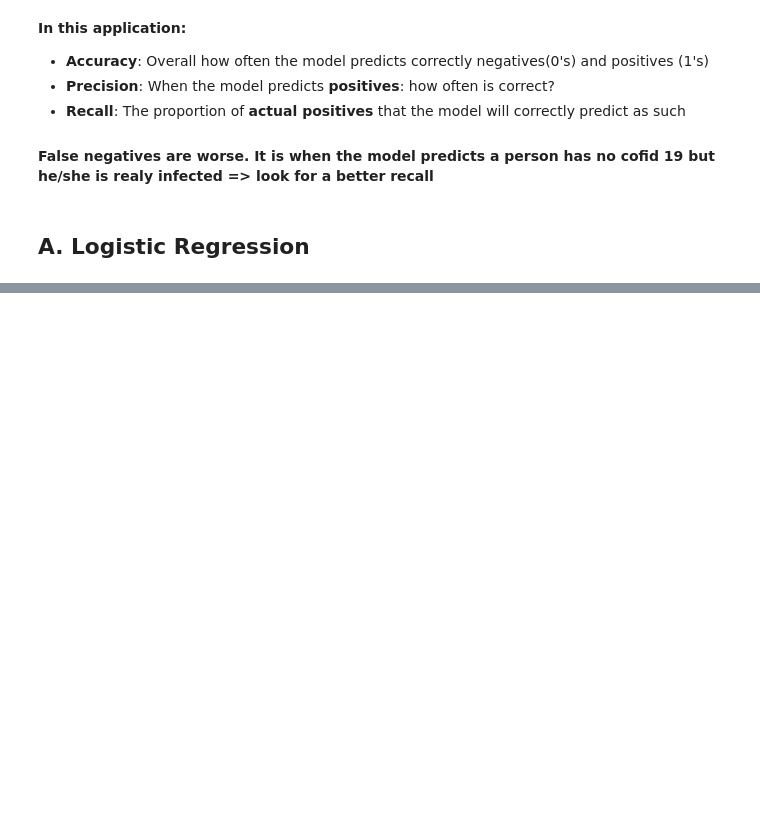
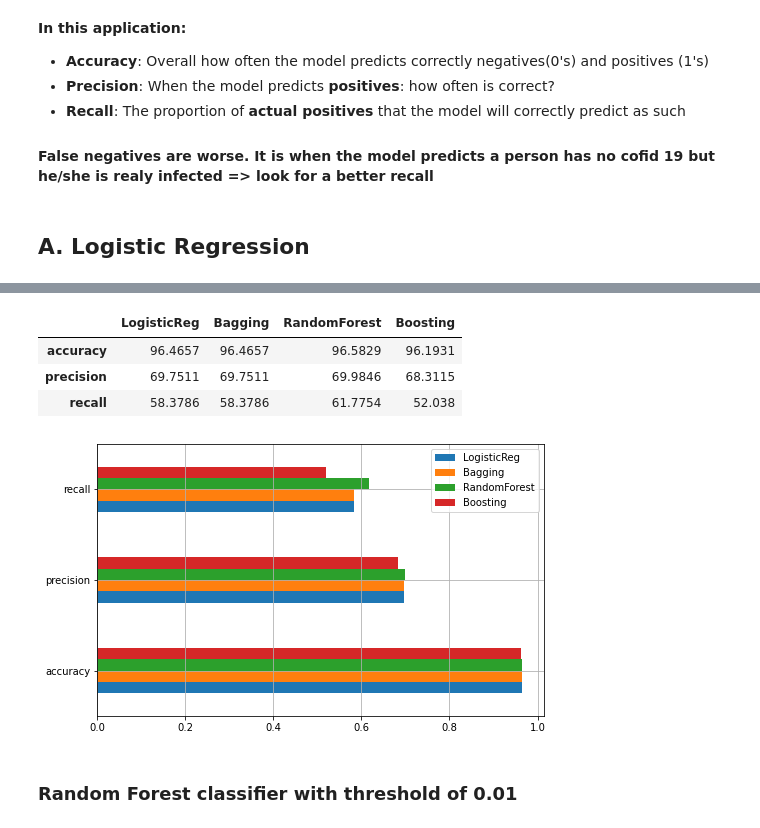
Before and after one commit to KhalidHandouleh/Projekt-Arbete, a Jupyter notebook: Corona_Test.ipynb, the cells around one changed output, grey strips where cells are left out. Drawn from its saved outputs; the diff is of its cells as text; code cells hidden in the pictures; blank space fills up the shorter version.

```diff
--- a/Corona_Test.ipynb
+++ b/Corona_Test.ipynb
@@ -64,5 +107,5 @@ y = default[target_name]
 # %%
 # Split data into train and test
-X_train, X_test, y_train, y_test = train_test_split(X, y, test_size=0.55, random_state=55, stratify=y)
+X_train, X_test, y_train, y_test = train_test_split(X, y, test_size=0.15, random_state=55, stratify=y)
 # %%
 #Building  Modell
@@ -90,0 +181,15 @@ metrics = pd.DataFrame(index=['accuracy', 'precision' ,'recall'],
+# %%
+# 2. Create an instance of the estimator
+RF = RandomForestClassifier(n_estimators=35, max_depth=20, random_state=55, max_features='sqrt',n_jobs=-1)
+
+# 3. Use the trainning data to train the estimator
+RF.fit(X_train, y_train)
+
+# 4. Evaluate the model
+y_pred_test = RF.predict(X_test)
+metrics.loc['accuracy','RandomForest'] = accuracy_score(y_pred=y_pred_test, y_true=y_test)
+metrics.loc['precision','RandomForest'] = precision_score(y_pred=y_pred_test, y_true=y_test)
+metrics.loc['recall','RandomForest'] = recall_score(y_pred=y_pred_test, y_true=y_test)
+#Confusion matrix
+CM = confusion_matrix(y_pred=y_pred_test, y_true=y_test)
+CMatrix(CM)
@@ -90,0 +204,15 @@ metrics = pd.DataFrame(index=['accuracy', 'precision' ,'recall'],
+# %%
+# 2. Create an instance of the estimator
+boosting = AdaBoostClassifier(n_estimators=50, learning_rate=0.1, random_state=55)
+
+# 3. Use the trainning data to train the estimator
+boosting.fit(X_train, y_train)
+
+# 4. Evaluate the model
+y_pred_test = boosting.predict(X_test)
+metrics.loc['accuracy','Boosting'] = accuracy_score(y_pred=y_pred_test, y_true=y_test)
+metrics.loc['precision','Boosting'] = precision_score(y_pred=y_pred_test, y_true=y_test)
+metrics.loc['recall','Boosting'] = recall_score(y_pred=y_pred_test, y_true=y_test)
+#Confusion matrix
+CM = confusion_matrix(y_pred=y_pred_test, y_true=y_test)
+CMatrix(CM)
@@ -90,0 +225,15 @@ metrics = pd.DataFrame(index=['accuracy', 'precision' ,'recall'],
+# %%
+100*metrics
+# %% [output]
+|  | LogisticReg | Bagging | RandomForest | Boosting |
+| accuracy | 96.4657 | 96.4657 | 96.5829 | 96.1931 |
+| precision | 69.7511 | 69.7511 | 69.9846 | 68.3115 |
+| recall | 58.3786 | 58.3786 | 61.7754 | 52.038 |
+# %%
+fig, ax = plt.subplots(figsize=(8,5))
+metrics.plot(kind='barh', ax=ax)
+ax.grid();
+# %% [output]
+[figure, added]
+# %% [markdown]
+### Random Forest classifier with threshold of 0.01
```
Also changed, not shown: parts of 21 cells of this notebook, 1 other file.
